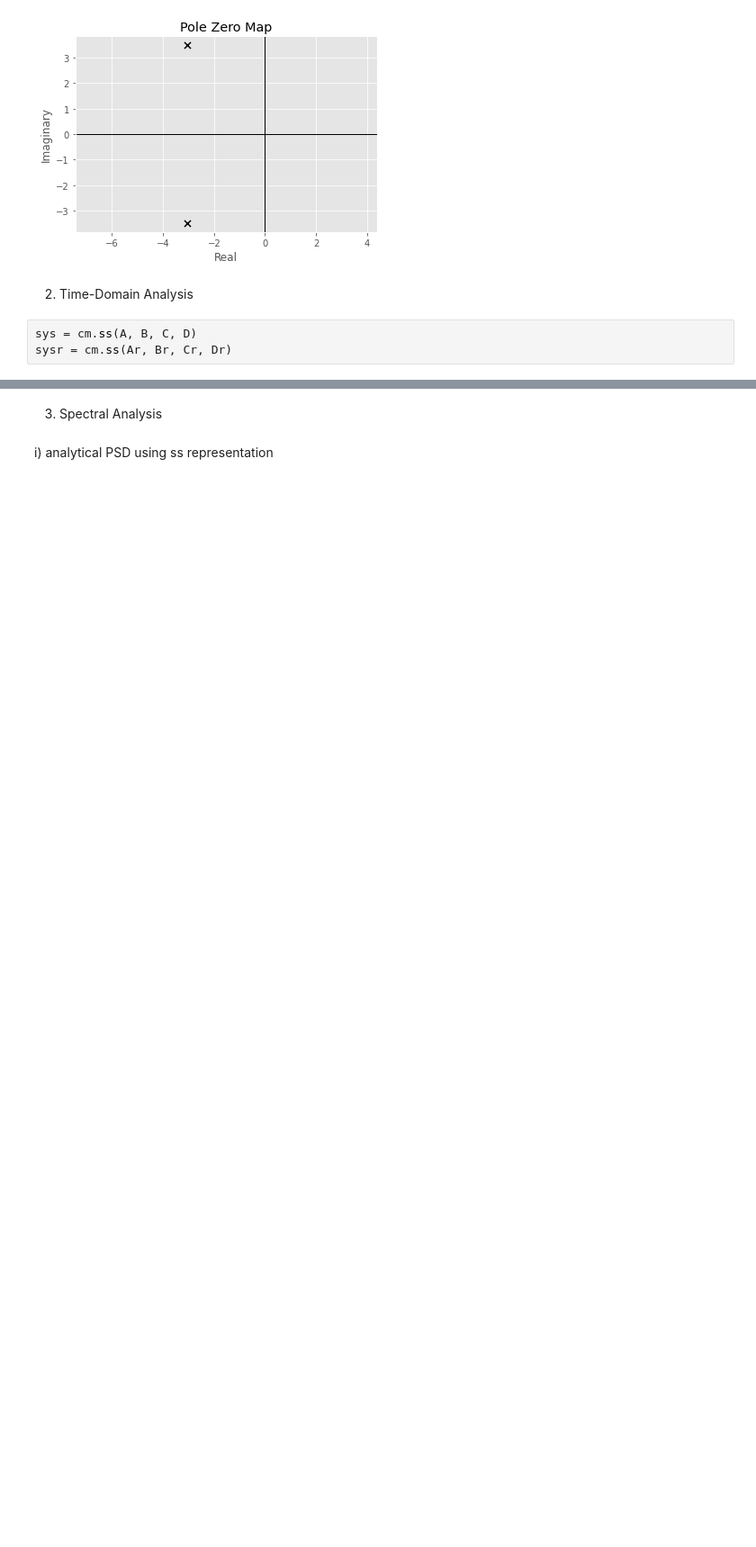
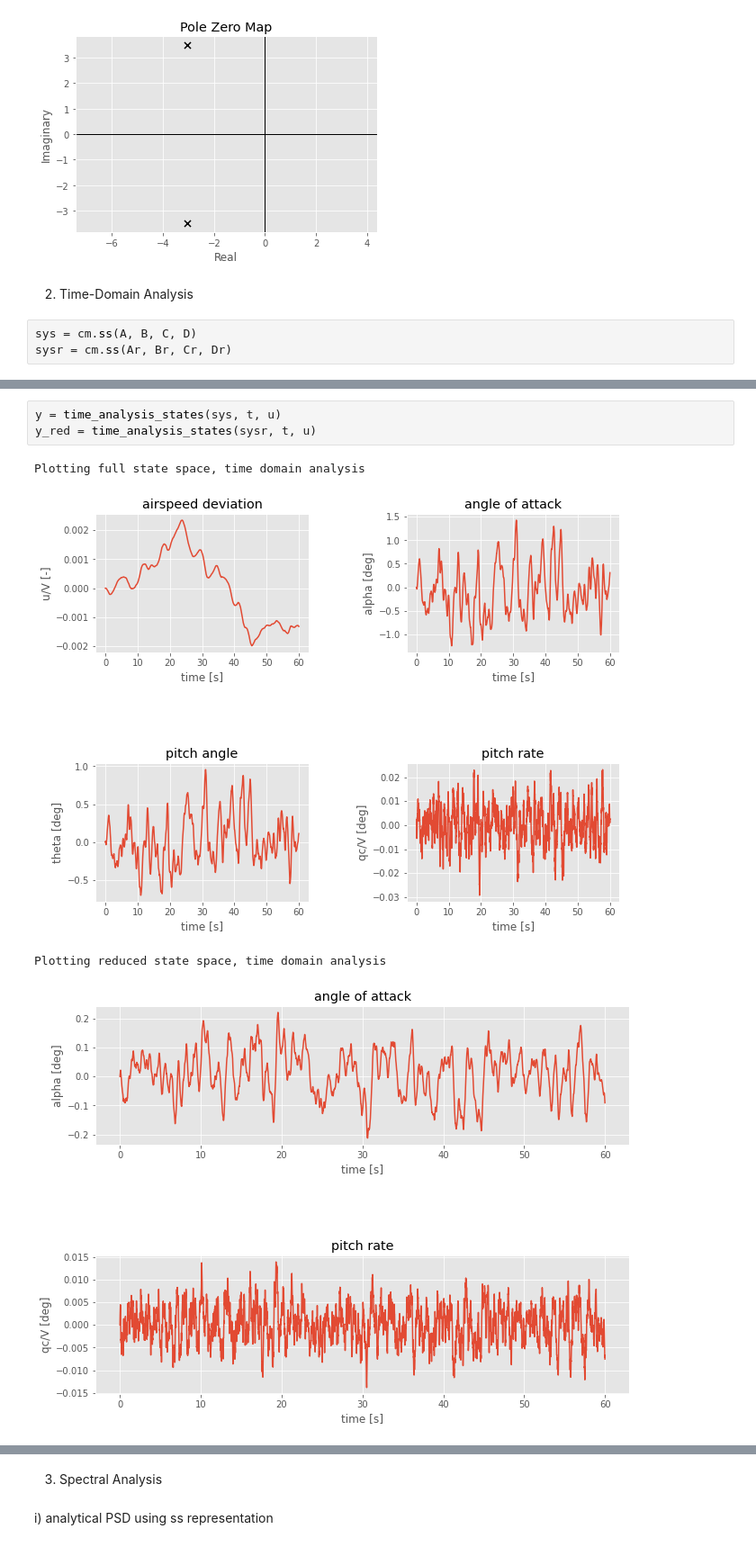
Before and after one commit to justas145/AE4304P, a Jupyter notebook: main_notebook.ipynb, the cells around one changed output, grey strips where cells are left out. Shown at 90% size. Cells and saved outputs as stored; diff of their text form; blank space fills up the shorter version.

```diff
--- a/main_notebook.ipynb
+++ b/main_notebook.ipynb
@@ -248,3 +279,11 @@ def time_analysis_states(sys, t, dt, N):
+# %%
+y = time_analysis_states(sys, t, u)
+y_red = time_analysis_states(sysr, t, u)
+# %% [output]
+Plotting full state space, time domain analysis
+[figure, added]
+Plotting reduced state space, time domain analysis
+[figure, added]
 # %%
 # az = V * (y[:, 2] - y[:, 1])  # V * flight path angle dot
 # nz = az / 9.81                   # normal load factor
```
Also changed, not shown: parts of 19 cells of this notebook, 6 other files.
